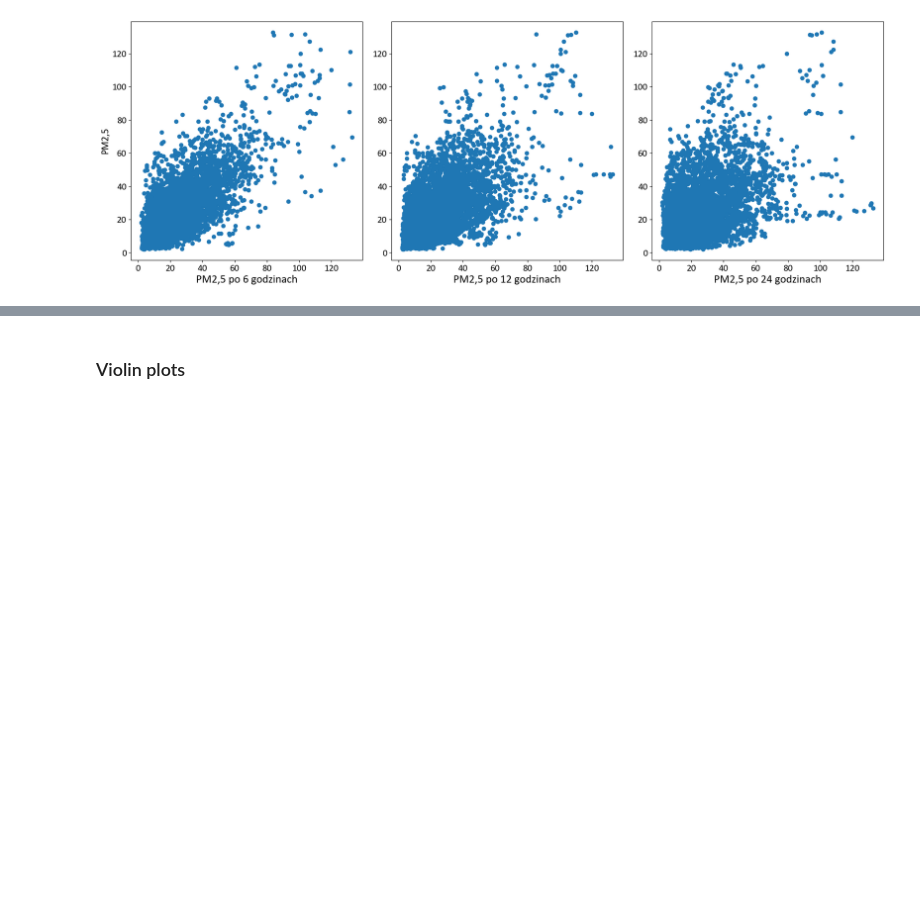
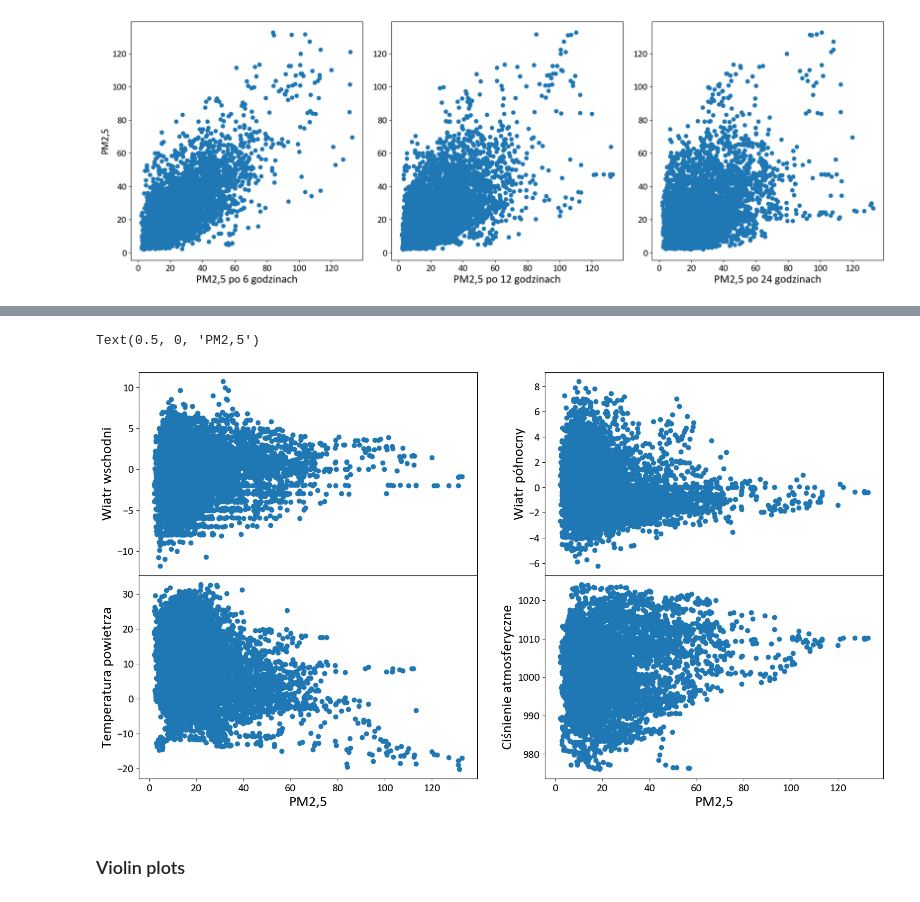
Before and after one commit to Jungliana/SNN-air-pollution, a Jupyter notebook: notebooks/dataset_properties.ipynb, the cells around one changed output, grey strips where cells are left out. Drawn from its saved outputs; the diff is of its cells as text; code cells hidden in the pictures; blank space fills up the shorter version.

```diff
--- a/notebooks/dataset_properties.ipynb
+++ b/notebooks/dataset_properties.ipynb
@@ -118,3 +118,24 @@ Text(0.5, 0, 'PM2,5')
+# %%
+fig = plt.figure()
+ax0 = fig.add_axes([0,0.8,1,0.8])
+ax1 = fig.add_axes([1.2,0.8,1,0.8])
+ax2 = fig.add_axes([0,0,1,0.8])
+ax3 = fig.add_axes([1.2,0,1,0.8])
+ax0.scatter(data06[:,8], data06[:,4])
+ax0.set_ylabel('Wiatr wschodni', fontsize=20)
+ax0.set_xlabel('PM2,5', fontsize=20)
+ax1.scatter(data06[:,8], data06[:,5])
+ax1.set_ylabel('Wiatr północny', fontsize=20)
+ax1.set_xlabel('PM2,5', fontsize=20)
+ax2.scatter(data06[:,8], data06[:,6])
+ax2.set_ylabel('Temperatura powietrza', fontsize=20)
+ax2.set_xlabel('PM2,5', fontsize=20)
+ax3.scatter(data06[:,8], data06[:,7])
+ax3.set_ylabel('Ciśnienie atmosferyczne', fontsize=20)
+ax3.set_xlabel('PM2,5', fontsize=20)
+# %% [output]
+Text(0.5, 0, 'PM2,5')
+[figure, added]
 # %% [markdown]
 ### Violin plots
 # %%
```
Also changed, not shown: parts of 5 cells of this notebook, 2 other files.
